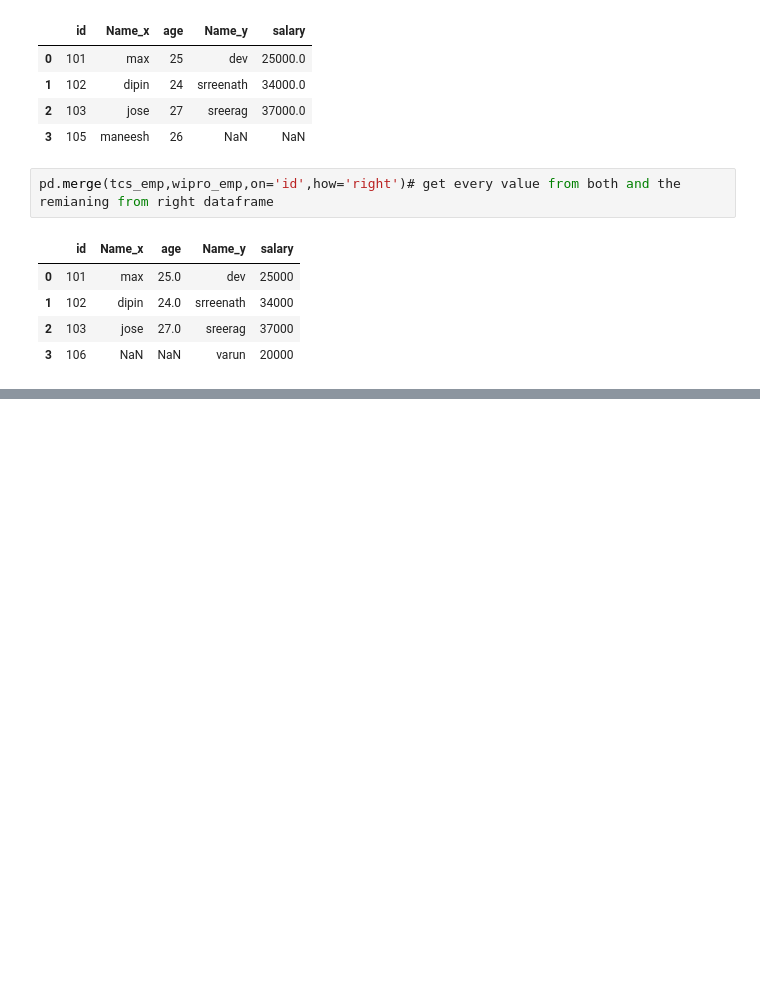
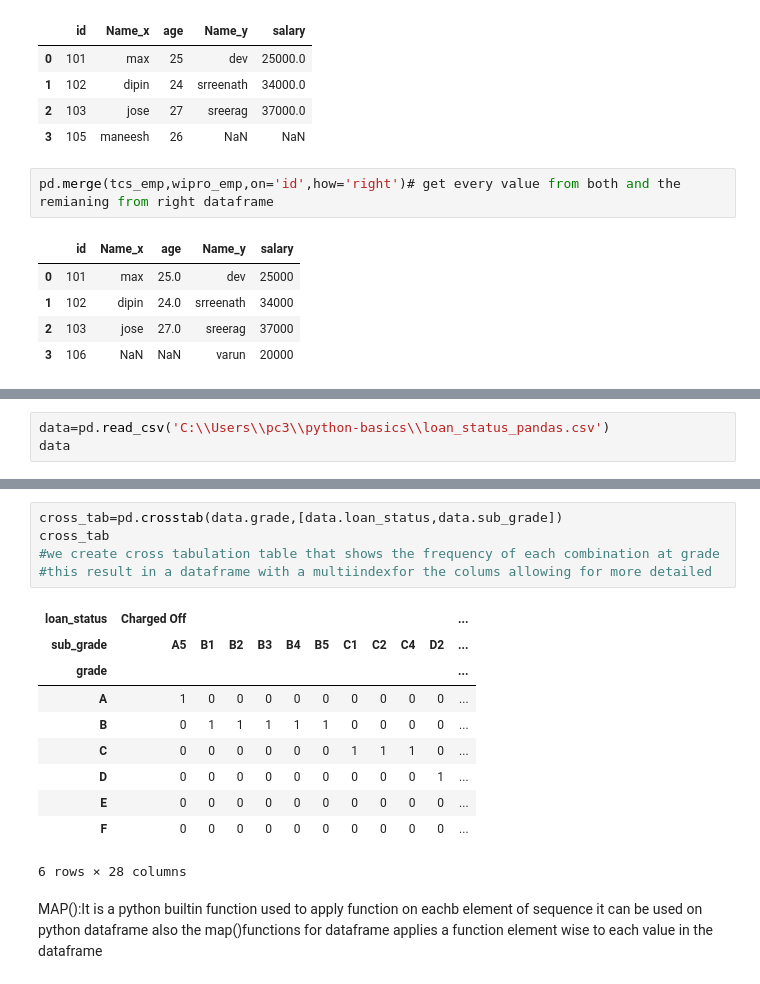
Before and after one commit to shimnasherin73/python-basics, a Jupyter notebook: pandas.ipynb, the cells around one changed output, grey strips where cells are left out. Drawn from its saved outputs; the diff is of its cells as text; blank space fills up the shorter version.

```diff
--- a/pandas.ipynb
+++ b/pandas.ipynb
@@ -1500,0 +1626,3 @@ pd.merge(tcs_emp,wipro_emp,on='id',how='right')# get every value from both and t
+# %%
+data=pd.read_csv('C:\\Users\\pc3\\python-basics\\loan_status_pandas.csv')
+data
@@ -1500,0 +1672,20 @@ pd.merge(tcs_emp,wipro_emp,on='id',how='right')# get every value from both and t
+# %%
+cross_tab=pd.crosstab(data.grade,[data.loan_status,data.sub_grade])
+cross_tab
+#we create cross tabulation table that shows the frequency of each combination at grade
+#this result in a dataframe with a multiindexfor the colums allowing for more detailed
+# %% [output]
+| loan_status | Charged Off |  |  |  |  |  |  |  |  |  | ... |
+| sub_grade | A5 | B1 | B2 | B3 | B4 | B5 | C1 | C2 | C4 | D2 | ... |
+| grade |  |  |  |  |  |  |  |  |  |  | ... |
+| A | 1 | 0 | 0 | 0 | 0 | 0 | 0 | 0 | 0 | 0 | ... |
+| B | 0 | 1 | 1 | 1 | 1 | 1 | 0 | 0 | 0 | 0 | ... |
+| C | 0 | 0 | 0 | 0 | 0 | 0 | 1 | 1 | 1 | 0 | ... |
+| D | 0 | 0 | 0 | 0 | 0 | 0 | 0 | 0 | 0 | 1 | ... |
+| E | 0 | 0 | 0 | 0 | 0 | 0 | 0 | 0 | 0 | 0 | ... |
+| F | 0 | 0 | 0 | 0 | 0 | 0 | 0 | 0 | 0 | 0 | ... |
+6 rows × 28 columns
+# %% [markdown]
+MAP():It is a python builtin function used to apply function on eachb element of sequence
+it can be used on python dataframe also
+the map()functions for dataframe applies a function element wise to each value in the dataframe
```
Also changed, not shown: parts of 19 cells of this notebook, 2 other files.
